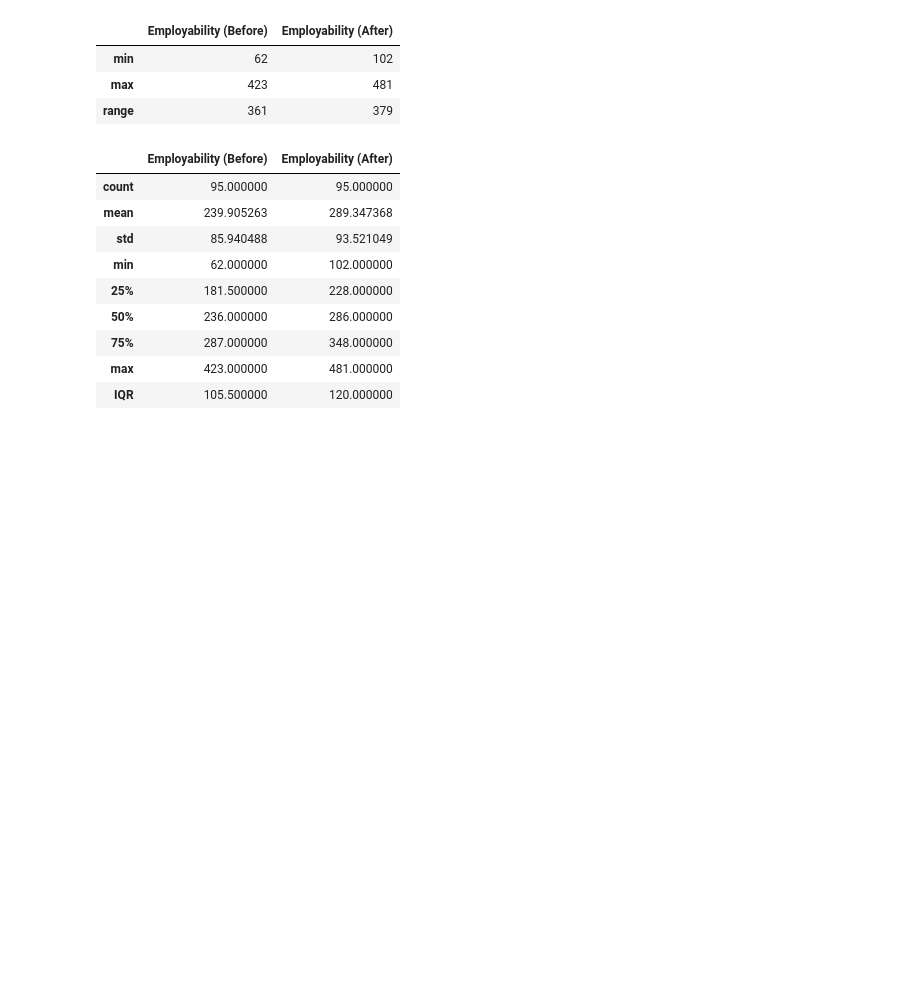
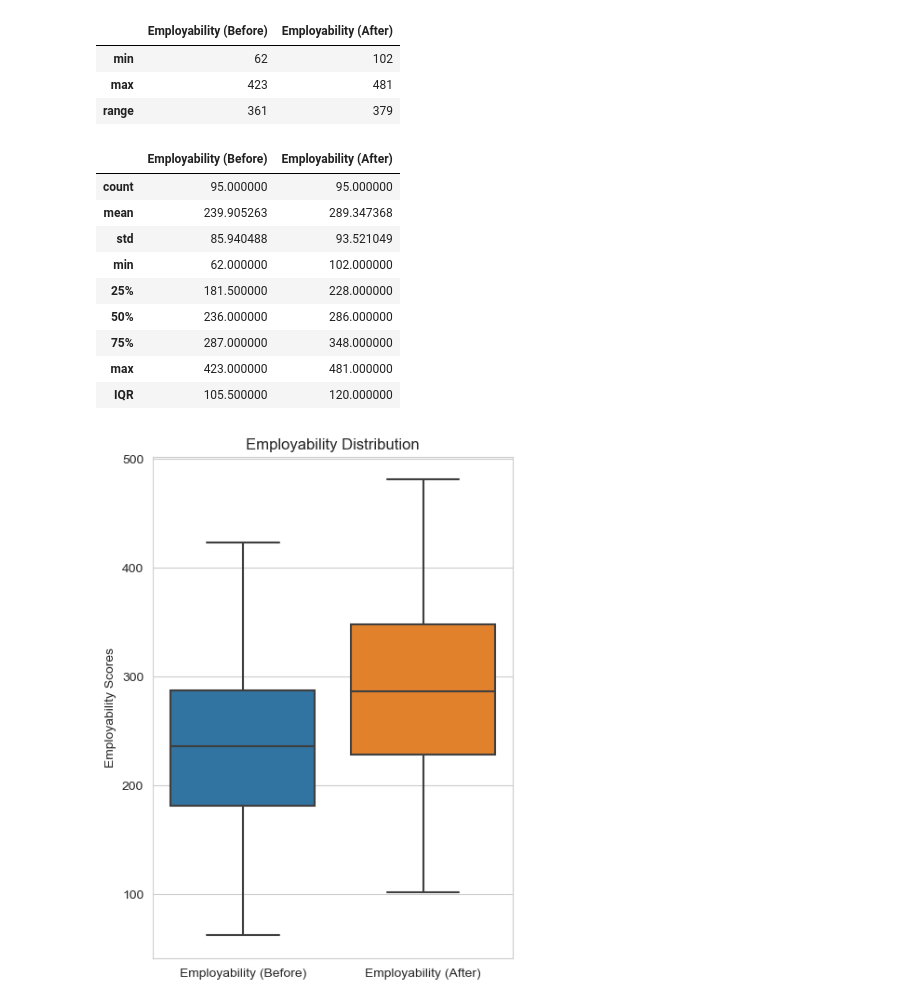
Before and after one commit to MeetPatel89/recruitment_analysis, a Jupyter notebook: notebook.ipynb, the cells around one changed output. Saved outputs shown, nothing was run; the diff lists cells and outputs as text; code cells hidden in the pictures; blank space fills up the shorter version.

Commit message:
plot distribution of Employability (Before) and Employability (After) using boxplot

```diff
--- a/notebook.ipynb
+++ b/notebook.ipynb
@@ -307,3 +307,18 @@ pd.concat([student_grades.loc[:, ["Employability (Before)", "Employability (Afte
 | 75% | 287.000000 | 348.000000 |
 | max | 423.000000 | 481.000000 |
 | IQR | 105.500000 | 120.000000 |
+# %%
+# plot distribution of Employability (Before) and Employability (After) using boxplot
+
+import matplotlib.pyplot as plt
+import seaborn as sns
+
+fig, ax = plt.subplots(figsize=(5, 7))
+sns.boxplot(data=student_grades.loc[:, ["Employability (Before)", "Employability (After)"]])
+
+plt.title("Employability Distribution")
+ax.set_ylabel("Employability Scores")
+
+plt.show()
+# %% [output]
+[figure, added]
```
